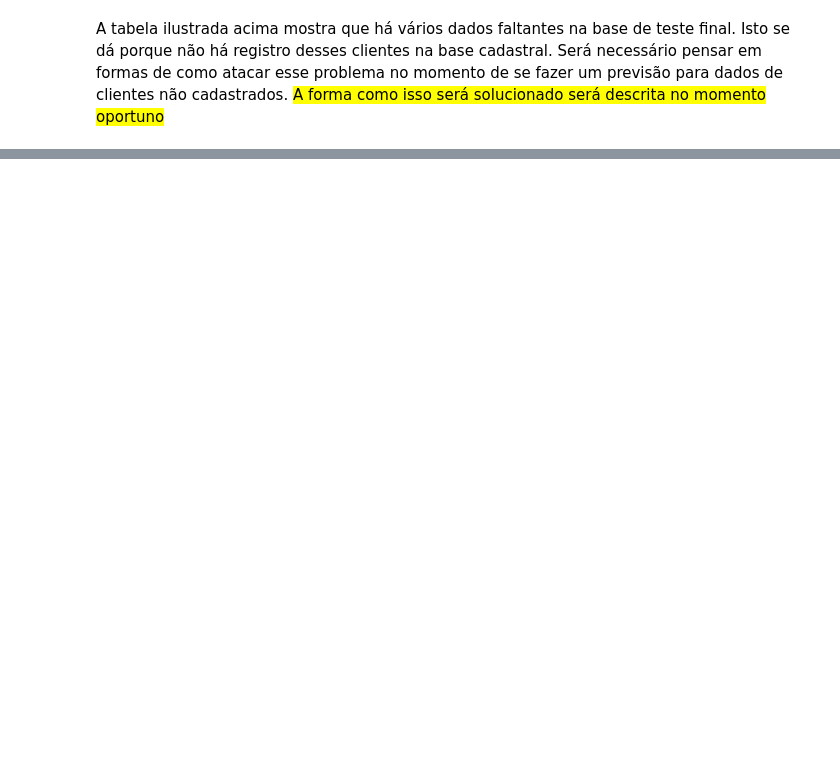
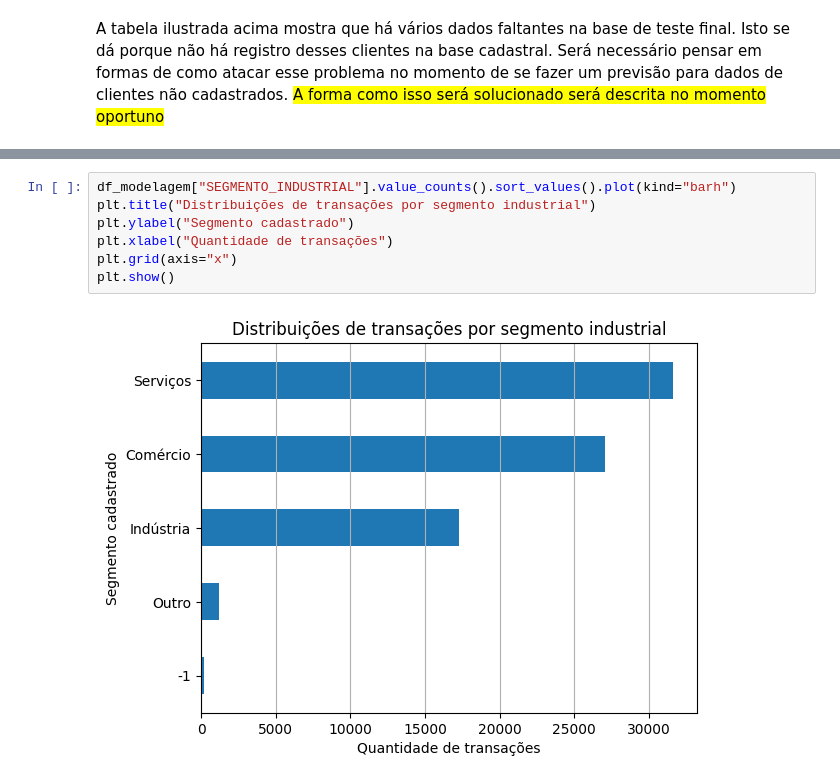
Before and after one commit to gupaulasan/credit-score, a Jupyter notebook: notebooks/credit_score.ipynb, the cells around one changed output, grey strips where cells are left out. Drawn from its saved outputs; the diff is of its cells as text; blank space fills up the shorter version.

```diff
--- a/notebooks/credit_score.ipynb
+++ b/notebooks/credit_score.ipynb
@@ -543,0 +544,9 @@ A tabela ilustrada acima mostra que há vários dados faltantes na base de teste
+# %%
+df_modelagem["SEGMENTO_INDUSTRIAL"].value_counts().sort_values().plot(kind="barh")
+plt.title("Distribuições de transações por segmento industrial")
+plt.ylabel("Segmento cadastrado")
+plt.xlabel("Quantidade de transações")
+plt.grid(axis="x")
+plt.show()
+# %% [output]
+[figure, added]
```
Also changed, not shown: parts of 18 cells of this notebook.
